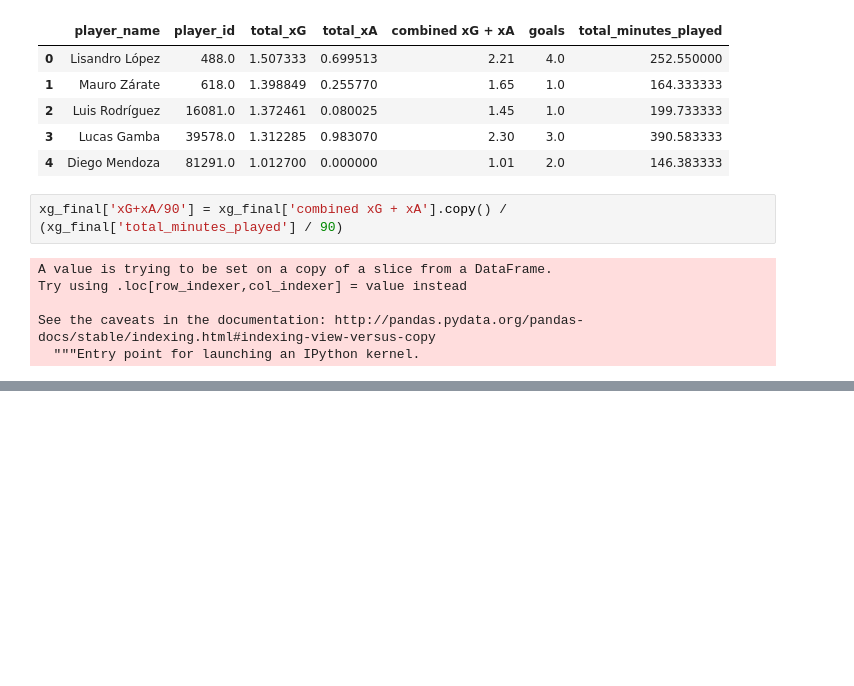
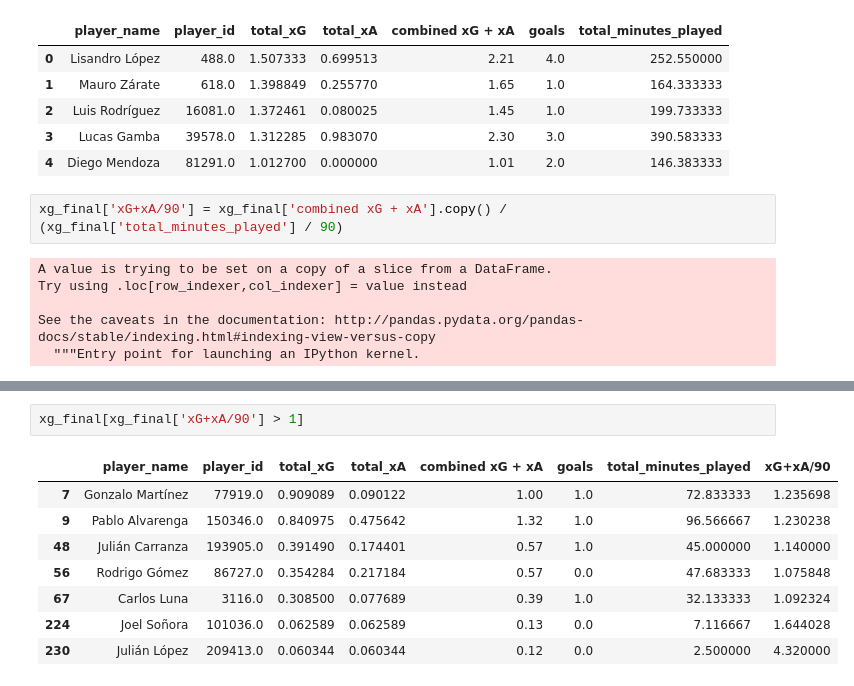
Before and after one commit to d-v-dlee/super_liga_xg, a Jupyter notebook: player_minutes_xg.ipynb, the cells around one changed output, grey strips where cells are left out. Cells and saved outputs as stored; diff of their text form; blank space fills up the shorter version.

```diff
--- a/player_minutes_xg.ipynb
+++ b/player_minutes_xg.ipynb
@@ -345,0 +329,11 @@ player_minutes_df[player_minutes_df['player_id'] == 101.0]
+# %%
+xg_final[xg_final['xG+xA/90'] > 1]
+# %% [output]
+|  | player_name | player_id | total_xG | total_xA | combined xG + xA | goals | total_minutes_played | xG+xA/90 |
+| 7 | Gonzalo Martínez | 77919.0 | 0.909089 | 0.090122 | 1.00 | 1.0 | 72.833333 | 1.235698 |
+| 9 | Pablo Alvarenga | 150346.0 | 0.840975 | 0.475642 | 1.32 | 1.0 | 96.566667 | 1.230238 |
+| 48 | Julián Carranza | 193905.0 | 0.391490 | 0.174401 | 0.57 | 1.0 | 45.000000 | 1.140000 |
+| 56 | Rodrigo Gómez | 86727.0 | 0.354284 | 0.217184 | 0.57 | 0.0 | 47.683333 | 1.075848 |
+| 67 | Carlos Luna | 3116.0 | 0.308500 | 0.077689 | 0.39 | 1.0 | 32.133333 | 1.092324 |
+| 224 | Joel Soñora | 101036.0 | 0.062589 | 0.062589 | 0.13 | 0.0 | 7.116667 | 1.644028 |
+| 230 | Julián López | 209413.0 | 0.060344 | 0.060344 | 0.12 | 0.0 | 2.500000 | 4.320000 |
```
Also changed, not shown: parts of 6 cells of this notebook, 3 other files.
